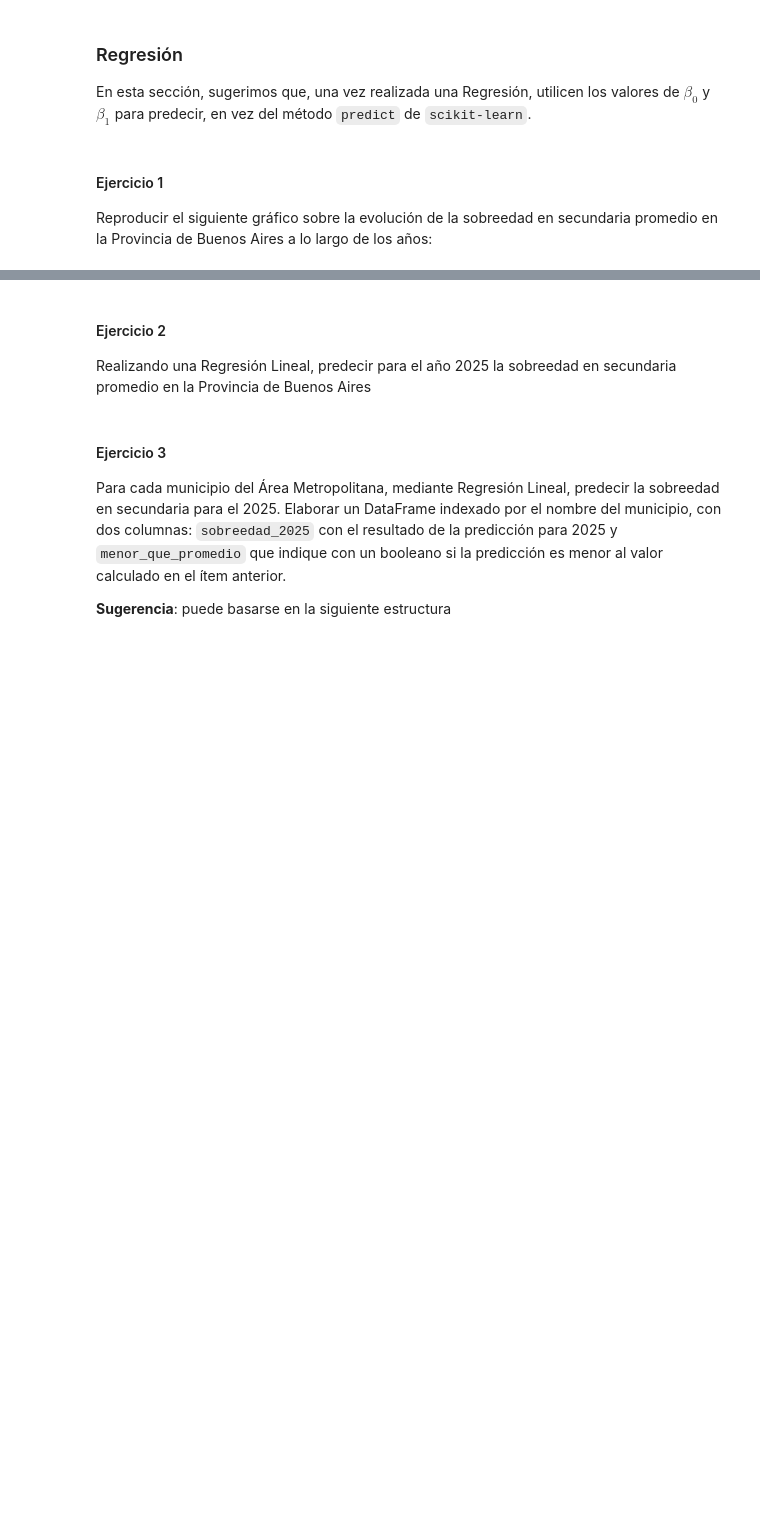
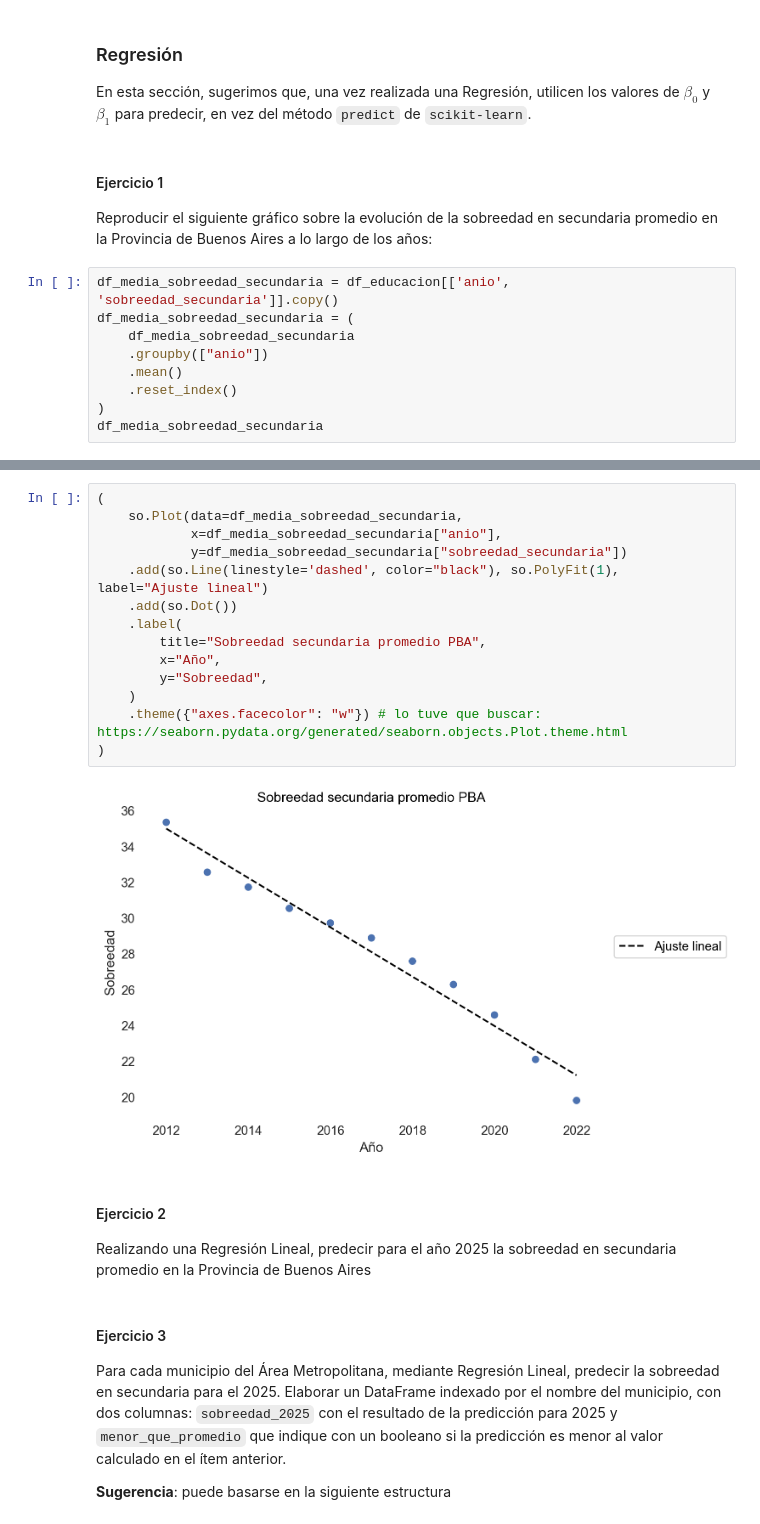
Before and after one commit to lmendezayl/uba-ldd-tp1, a Jupyter notebook: TP_1.ipynb, the cells around one changed output, grey strips where cells are left out. Saved outputs shown, nothing was run; the diff lists cells and outputs as text; blank space fills up the shorter version.

```diff
--- a/TP_1.ipynb
+++ b/TP_1.ipynb
@@ -193,3 +214,12 @@ En esta sección, sugerimos que, una vez realizada una Regresión, utilicen los
 # %% [markdown]
 #### Ejercicio 1
 Reproducir el siguiente gráfico sobre la evolución de la sobreedad en secundaria promedio en la Provincia de Buenos Aires a lo largo de los años:
+# %%
+df_media_sobreedad_secundaria = df_educacion[['anio', 'sobreedad_secundaria']].copy()
+df_media_sobreedad_secundaria = (
+    df_media_sobreedad_secundaria
+    .groupby(["anio"])
+    .mean()
+    .reset_index()
+)
+df_media_sobreedad_secundaria
@@ -196,3 +239,19 @@ Reproducir el siguiente gráfico sobre la evolución de la sobreedad en secundar
+# %%
+(
+    so.Plot(data=df_media_sobreedad_secundaria,
+            x=df_media_sobreedad_secundaria["anio"],
+            y=df_media_sobreedad_secundaria["sobreedad_secundaria"])
+    .add(so.Line(linestyle='dashed', color="black"), so.PolyFit(1), label="Ajuste lineal")
+    .add(so.Dot())
+    .label(
+        title="Sobreedad secundaria promedio PBA",
+        x="Año",
+        y="Sobreedad",
+    )
+    .theme({"axes.facecolor": "w"}) # lo tuve que buscar: https://seaborn.pydata.org/generated/seaborn.objects.Plot.theme.html
+)
+# %% [output]
+[figure, added]
 # %% [markdown]
 #### Ejercicio 2
 Realizando una Regresión Lineal, predecir para el año 2025 la sobreedad en secundaria promedio en la Provincia de Buenos Aires
```
Also changed, not shown: parts of 4 cells of this notebook, 1 other file.
